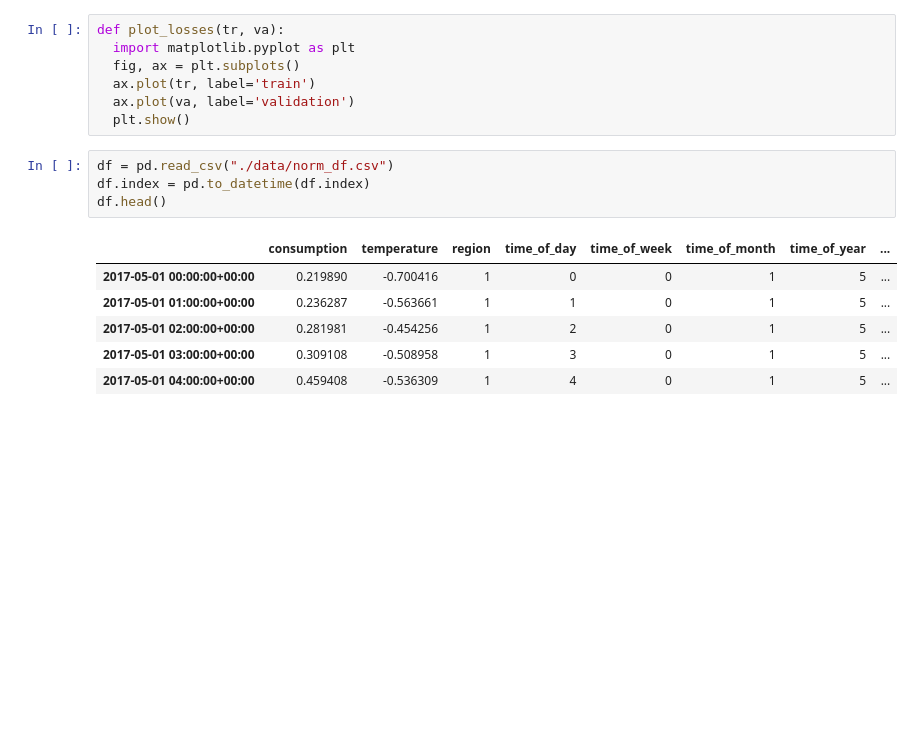
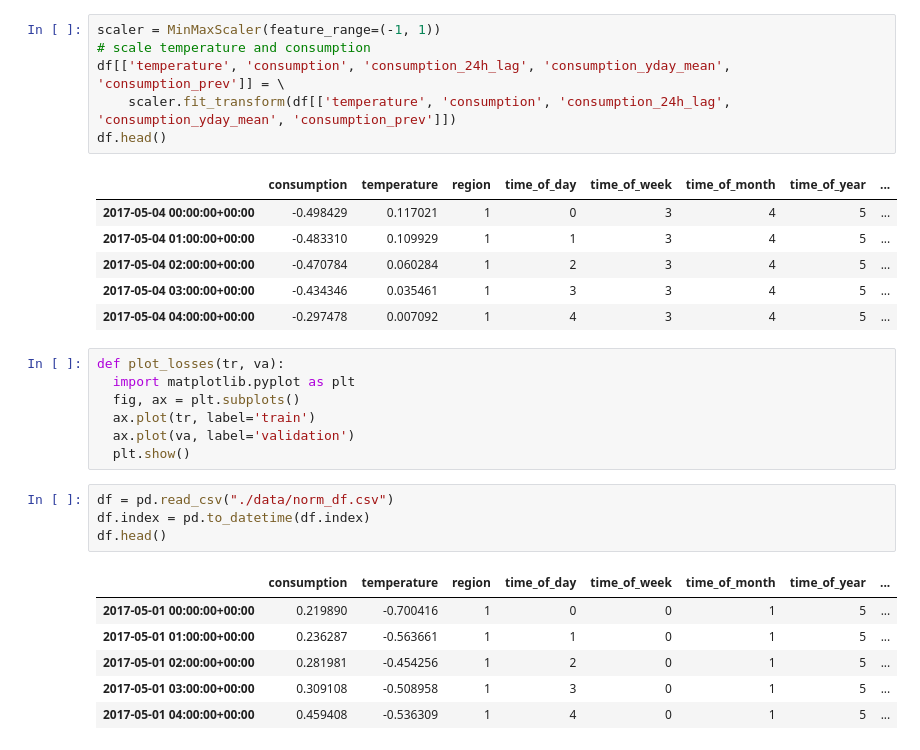
Before and after one commit to Anderzz/it3030, a Jupyter notebook: assignment2/learning2.ipynb, the cells around one changed output. Saved outputs shown, nothing was run; the diff lists cells and outputs as text; blank space fills up the shorter version.

```diff
--- a/assignment2/learning2.ipynb
+++ b/assignment2/learning2.ipynb
@@ -9,3 +119,16 @@ from torch.utils.data import Dataset, DataLoader, random_split
+# %%
+scaler = MinMaxScaler(feature_range=(-1, 1))
+# scale temperature and consumption
+df[['temperature', 'consumption', 'consumption_24h_lag', 'consumption_yday_mean', 'consumption_prev']] = \
+    scaler.fit_transform(df[['temperature', 'consumption', 'consumption_24h_lag', 'consumption_yday_mean', 'consumption_prev']])
+df.head()
+# %% [output]
+|  | consumption | temperature | region | time_of_day | time_of_week | time_of_month | time_of_year | ... |
+| 2017-05-04 00:00:00+00:00 | -0.498429 | 0.117021 | 1 | 0 | 3 | 4 | 5 | ... |
+| 2017-05-04 01:00:00+00:00 | -0.483310 | 0.109929 | 1 | 1 | 3 | 4 | 5 | ... |
+| 2017-05-04 02:00:00+00:00 | -0.470784 | 0.060284 | 1 | 2 | 3 | 4 | 5 | ... |
+| 2017-05-04 03:00:00+00:00 | -0.434346 | 0.035461 | 1 | 3 | 3 | 4 | 5 | ... |
+| 2017-05-04 04:00:00+00:00 | -0.297478 | 0.007092 | 1 | 4 | 3 | 4 | 5 | ... |
 # %%
 def plot_losses(tr, va):
   import matplotlib.pyplot as plt
```
Also changed, not shown: parts of 10 cells of this notebook, 2 other files.
